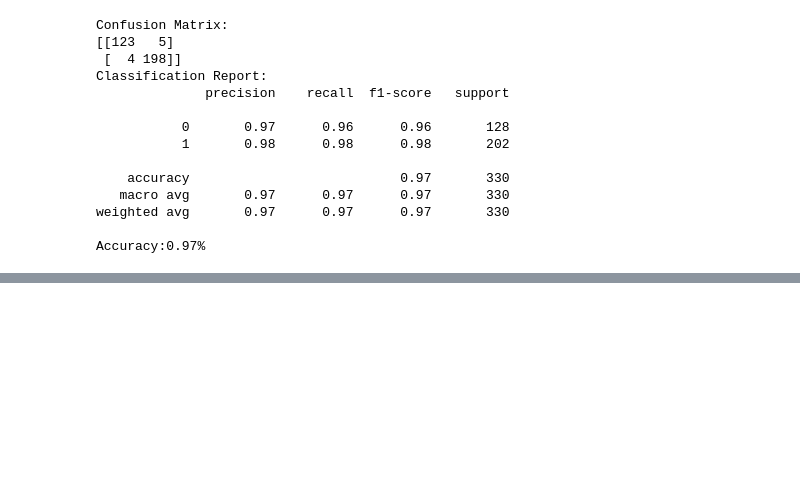
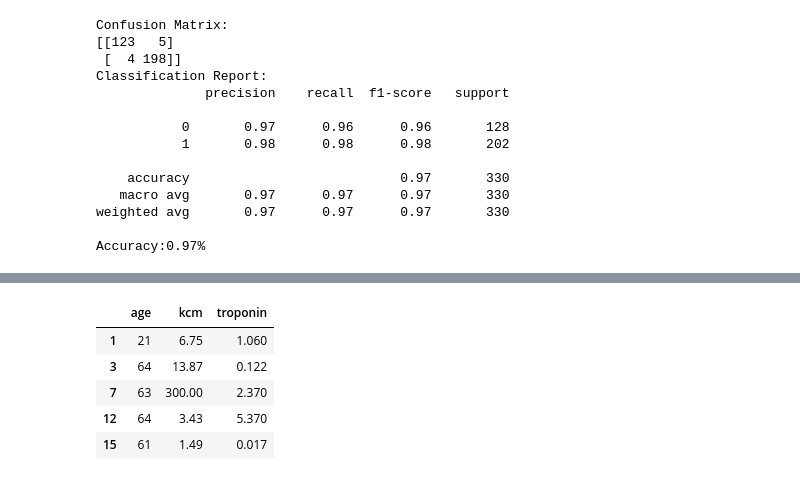
Before and after one commit to jmrodriguez2552/CEDAPY_25_26, a Jupyter notebook: ANALISIS_DATOS_PYTHON/NOTEBOOKS/EJERCICIOS/heart_attack/Heart-Attack.ipynb, the cells around one changed output, grey strips where cells are left out. Cells and saved outputs as stored; diff of their text form; code cells hidden in the pictures; blank space fills up the shorter version.

Commit message:
Fin ejercicio Heart-Attack

```diff
--- a/ANALISIS_DATOS_PYTHON/NOTEBOOKS/EJERCICIOS/heart_attack/Heart-Attack.ipynb
+++ b/ANALISIS_DATOS_PYTHON/NOTEBOOKS/EJERCICIOS/heart_attack/Heart-Attack.ipynb
@@ -264,0 +311,10 @@ Accuracy:0.97%
+# %%
+columnas_deseadas = ['age', 'kcm', 'troponin']
+df_heart_attack.loc[df_heart_attack['class']=='positive', columnas_deseadas].head()
+# %% [output]
+|  | age | kcm | troponin |
+| 1 | 21 | 6.75 | 1.060 |
+| 3 | 64 | 13.87 | 0.122 |
+| 7 | 63 | 300.00 | 2.370 |
+| 12 | 64 | 3.43 | 5.370 |
+| 15 | 61 | 1.49 | 0.017 |
```
Also changed, not shown: parts of 7 cells of this notebook.
